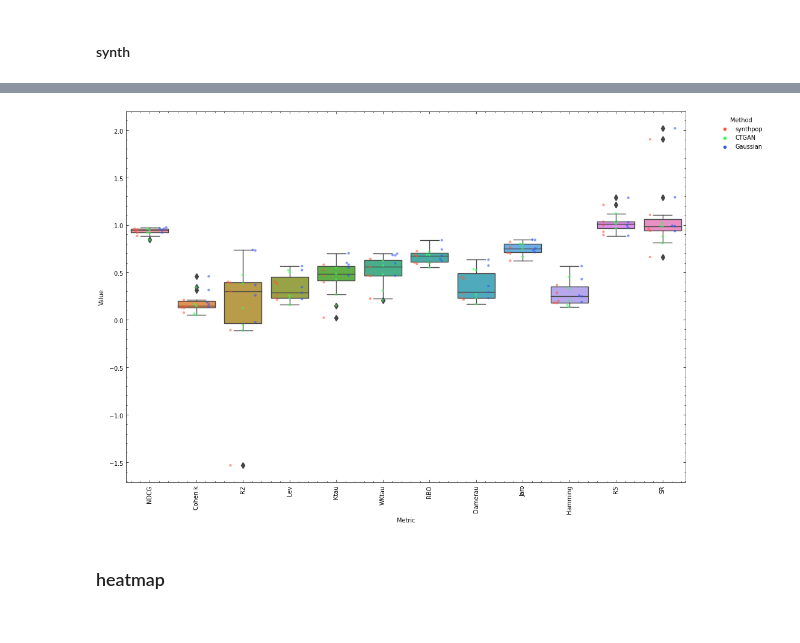
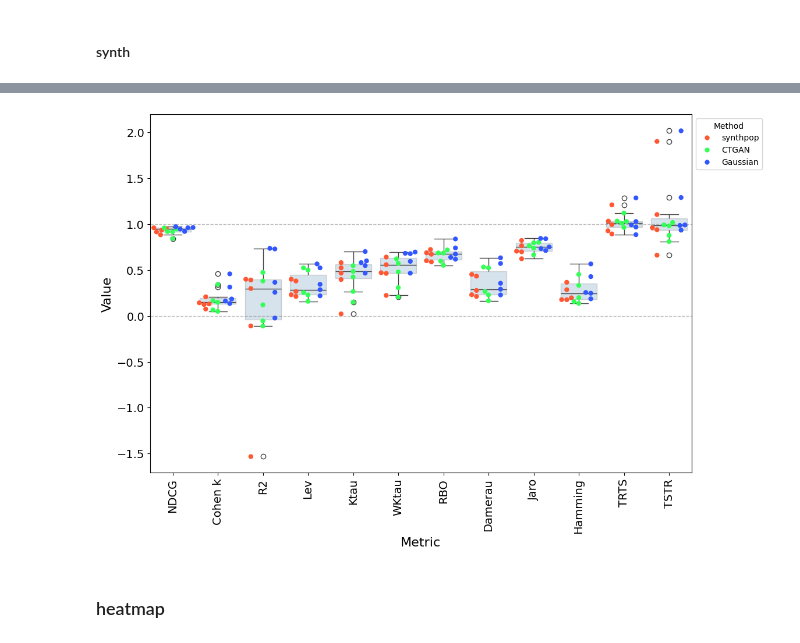
Before and after one commit to joofio/tabular-dataset-similarity, a Jupyter notebook: old/Final - Viz.ipynb, the cells around one changed output, grey strips where cells are left out. Saved outputs shown, nothing was run; the diff lists cells and outputs as text; code cells hidden in the pictures.

```diff
--- a/Final - Viz.ipynb
+++ b/old/Final - Viz.ipynb
@@ -574,9 +652,23 @@ bardata_gaussian
 | 3 | 0.935357 | 0.208333 | 0.298321 | 0.400000 | 0.466667 | 0.463504 | 0.672222 | ... |
 | 4 | 0.915474 | 0.125000 | 0.399855 | 0.212418 | 0.397059 | 0.470384 | 0.688270 | ... |
 # %%
-#df_avg = (df1 + df2 + df3) / 3
+# df_avg = (df1 + df2 + df3) / 3
 df_combined = pd.concat([bardata_gaussian, bardata_ctgan, bardata], ignore_index=True)
 df_combined
-df_combined.columns=["NDCG","Cohen k","R2","Lev","Ktau","WKtau","RBO","Damerau","Jaro","Hamming","RS","SR","CC"]
+df_combined.columns = [
+    "NDCG",
+    "Cohen k",
+    "R2",
+    "Lev",
+    "Ktau",
+    "WKtau",
+    "RBO",
+    "Damerau",
+    "Jaro",
+    "Hamming",
+    "TRTS",
+    "TSTR",
+    "CC",
+]
 df_combined
 # %% [output]
@@ -644,51 +751,70 @@ plt.show()
 import seaborn as sns
 import matplotlib.pyplot as plt
 import pandas as pd
 
 # Sample DataFrame (Assume you already have df_combined)
-df_combined_plot=df_combined.copy()
-df_combined_plot.drop(columns=["CC"],inplace=True)
+df_combined_plot = df_combined.copy()
+df_combined_plot.drop(columns=["CC"], inplace=True)
 # Add a column to group the row indices into groups of 5
-df_combined_plot['Group'] = (df_combined_plot.index // 5)  # Integer division to group every 5 rows
+df_combined_plot["Group"] = (
+    df_combined_plot.index // 5
+)  # Integer division to group every 5 rows
 
 # Define custom group names based on index groups
-group_names = {0: 'synthpop', 1: 'CTGAN', 2: 'Gaussian'}
-df_combined_plot['Group'] = df_combined_plot['Group'].map(group_names)
+group_names = {0: "synthpop", 1: "CTGAN", 2: "Gaussian"}
+df_combined_plot["Group"] = df_combined_plot["Group"].map(group_names)
 
 # Convert the DataFrame from wide-form to long-form for plotting
-df_long = pd.melt(df_combined_plot, id_vars=['Group'], var_name='Metric', value_name='Value')
+df_long = pd.melt(
+    df_combined_plot, id_vars=["Group"], var_name="Metric", value_name="Value"
+)
 
 # Define custom colors for the groups
-custom_palette = {'synthpop': '#FF5733', 'CTGAN': '#33FF57',
-                  'Gaussian': '#3357FF'}
+custom_palette = {"synthpop": "#FF5733", "CTGAN": "#33FF57", "Gaussian": "#3357FF"}
 
 # Set the figure size before plotting
 plt.figure(figsize=(12, 8))  # Adjust the size (width, height) as needed
 
 # Create the violin plot
-sns.boxplot(x='Metric', y='Value', data=df_long)
+ax = sns.boxplot(x="Metric", y="Value", data=df_long, boxprops=dict(alpha=0.2))
+
+# Add light horizontal lines at y=1 and y=0
+ax.axhline(1, color="gray", linestyle="--", linewidth=1, alpha=0.5)
+ax.axhline(0, color="gray", linestyle="--", linewidth=1, alpha=0.5)
+
 
 # Overlay with a swarmplot next to the violin plot using dodge=True and custom colors
-sns.swarmplot(x='Metric', y='Value', data=df_long, hue='Group', palette=custom_palette, dodge=True, alpha=0.6, size=3)
+sns.swarmplot(
+    x="Metric",
+    y="Value",
+    data=df_long,
+    hue="Group",
+    palette=custom_palette,
+    dodge=True,
+    size=6,
+)
 
-# Set labels and rotate x-axis ticks
-plt.xlabel("Metric")
-plt.ylabel("Value")
-plt.xticks(rotation=90)
+plt.xlabel("Metric", fontsize=16)  # Increase xlabel font size
+plt.ylabel("Value", fontsize=16)  # Increase ylabel font size
+plt.xticks(rotation=90, fontsize=14)  # Increase x-tick font size
+plt.yticks(fontsize=14)  # Increase y-tick font size
+
 
 # Set y-axis limits (optional)
-#plt.ylim(0, 1.3)  # Adjust as needed
+# plt.ylim(0, 1.3)  # Adjust as needed
 
 # Adjust the legend to be more informative
-plt.legend(title="Method", bbox_to_anchor=(1.05, 1), loc='upper left')
+plt.legend(title="Method", bbox_to_anchor=(1.00, 1), loc="upper left")
 
 # Save the figure to a file
-plt.savefig("Viz/synthetic_violin_swarm_colored_by_group_custom.png", bbox_inches='tight')
+plt.savefig(
+    "Viz/synthetic_violin_swarm_colored_by_group_custom.png", bbox_inches="tight"
+)
 
 # Show the plot (optional)
 plt.show()
 # %% [output]
-[figure, old version]
+[figure, new version]
 # %%
 from PIL import Image
 
```
Also changed, not shown: parts of 40 cells of this notebook, 46 other files.
